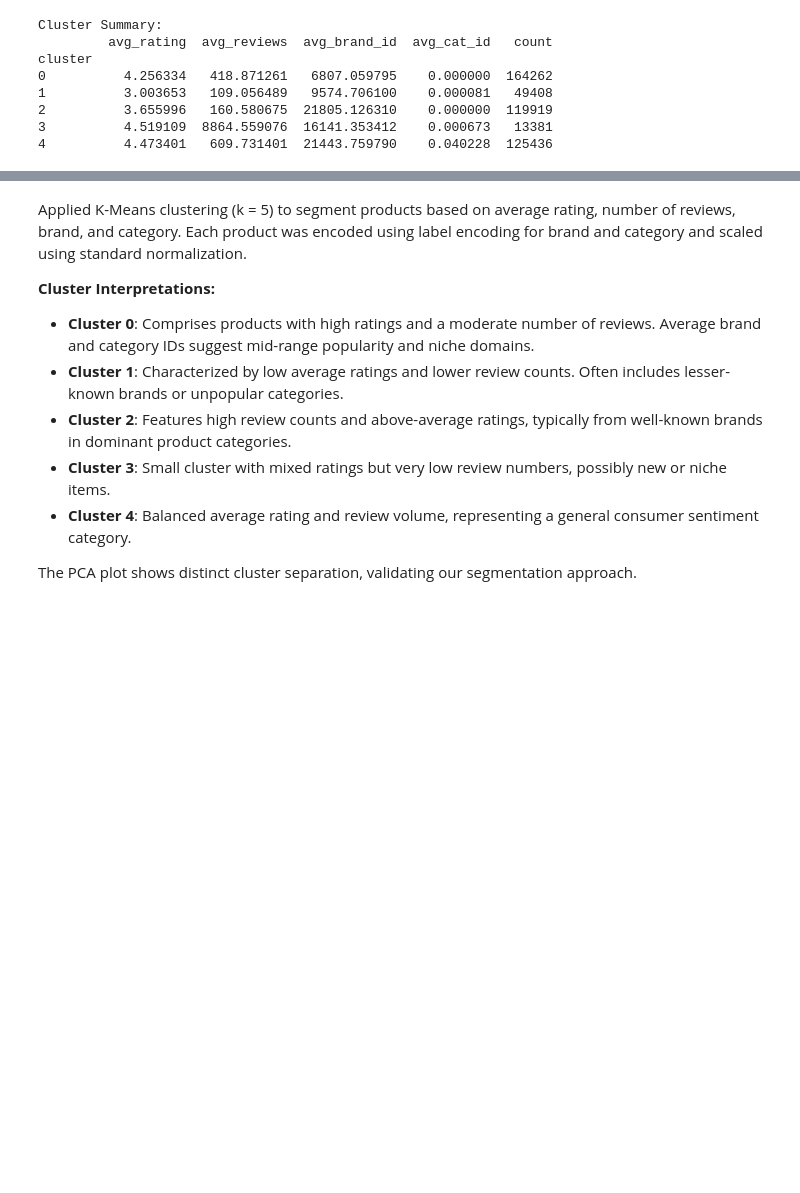
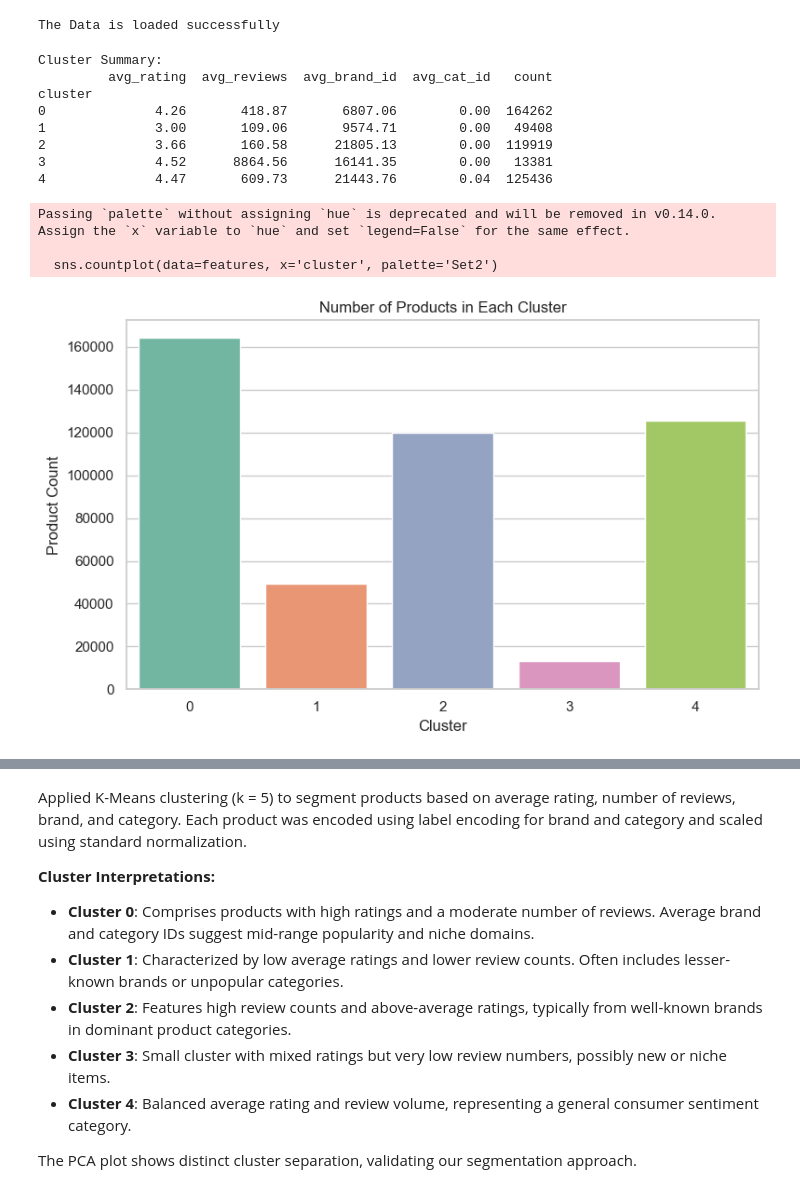
Before and after one commit to KSI-Analytics/Assignment_3, a Jupyter notebook: Clustering.ipynb, the cells around one changed output, grey strips where cells are left out. Saved outputs shown, nothing was run; the diff lists cells and outputs as text; code cells hidden in the pictures; blank space fills up the shorter version.

```diff
--- a/Clustering.ipynb
+++ b/Clustering.ipynb
@@ -1,13 +1,22 @@
 # %%
 import pandas as pd
+import numpy as np
+import matplotlib.pyplot as plt
+import seaborn as sns
 from sklearn.preprocessing import LabelEncoder, StandardScaler
 from sklearn.cluster import KMeans
 from sklearn.decomposition import PCA
-import matplotlib.pyplot as plt
-import seaborn as sns
+
+sns.set(style='whitegrid')
 
 # Load the cleaned dataset
-df = pd.read_csv("cleaned_data.csv")
+try:
+    df = pd.read_csv('cleaned_data.csv')
+    print('The Data is loaded successfully')
+except FileNotFoundError:
+    raise FileNotFoundError('Error: cleaned_data.csv not found. Check the file path for it.')
+# %% [output]
+The Data is loaded successfully
 # %%
 # Selecting and encoding features
 features = df[['average_rating', 'rating_number', 'brand', 'main_category']].copy()
@@ -26,6 +35,7 @@ X_scaled = scaler.fit_transform(X)
 #Applying KMeans clustering
 kmeans = KMeans(n_clusters=5, random_state=42, n_init='auto')
 features['cluster'] = kmeans.fit_predict(X_scaled)
+df['cluster'] = features['cluster']
 
 # Cluster summary
 cluster_summary = features.groupby('cluster').agg(
@@ -34,7 +44,7 @@ cluster_summary = features.groupby('cluster').agg(
     avg_brand_id=('brand_encoded', 'mean'),
     avg_cat_id=('cat_encoded', 'mean'),
     count=('cluster', 'count')
-)
+).round(2)
 
 print("\nCluster Summary:")
 print(cluster_summary)
@@ -42,11 +52,25 @@ print(cluster_summary)
 Cluster Summary:
          avg_rating  avg_reviews  avg_brand_id  avg_cat_id   count
 cluster
-0          4.256334   418.871261   6807.059795    0.000000  164262
-1          3.003653   109.056489   9574.706100    0.000081   49408
-2          3.655996   160.580675  21805.126310    0.000000  119919
-3          4.519109  8864.559076  16141.353412    0.000673   13381
-4          4.473401   609.731401  21443.759790    0.040228  125436
+0              4.26       418.87       6807.06        0.00  164262
+1              3.00       109.06       9574.71        0.00   49408
+2              3.66       160.58      21805.13        0.00  119919
+3              4.52      8864.56      16141.35        0.00   13381
+4              4.47       609.73      21443.76        0.04  125436
+# %%
+#Cluster Count Visualization
+plt.figure(figsize=(8, 5))
+sns.countplot(data=features, x='cluster', palette='Set2')
+plt.title("Number of Products in Each Cluster")
+plt.xlabel("Cluster")
+plt.ylabel("Product Count")
+plt.tight_layout()
+plt.show()
+# %% [output]
+Passing `palette` without assigning `hue` is deprecated and will be removed in v0.14.0. Assign the `x` variable to `hue` and set `legend=False` for the same effect.
+
+  sns.countplot(data=features, x='cluster', palette='Set2')
+[figure, added]
 # %%
 # PCA for 2D visualization
 pca = PCA(n_components=2)
```
Also changed, not shown: parts of 1 cell of this notebook.
